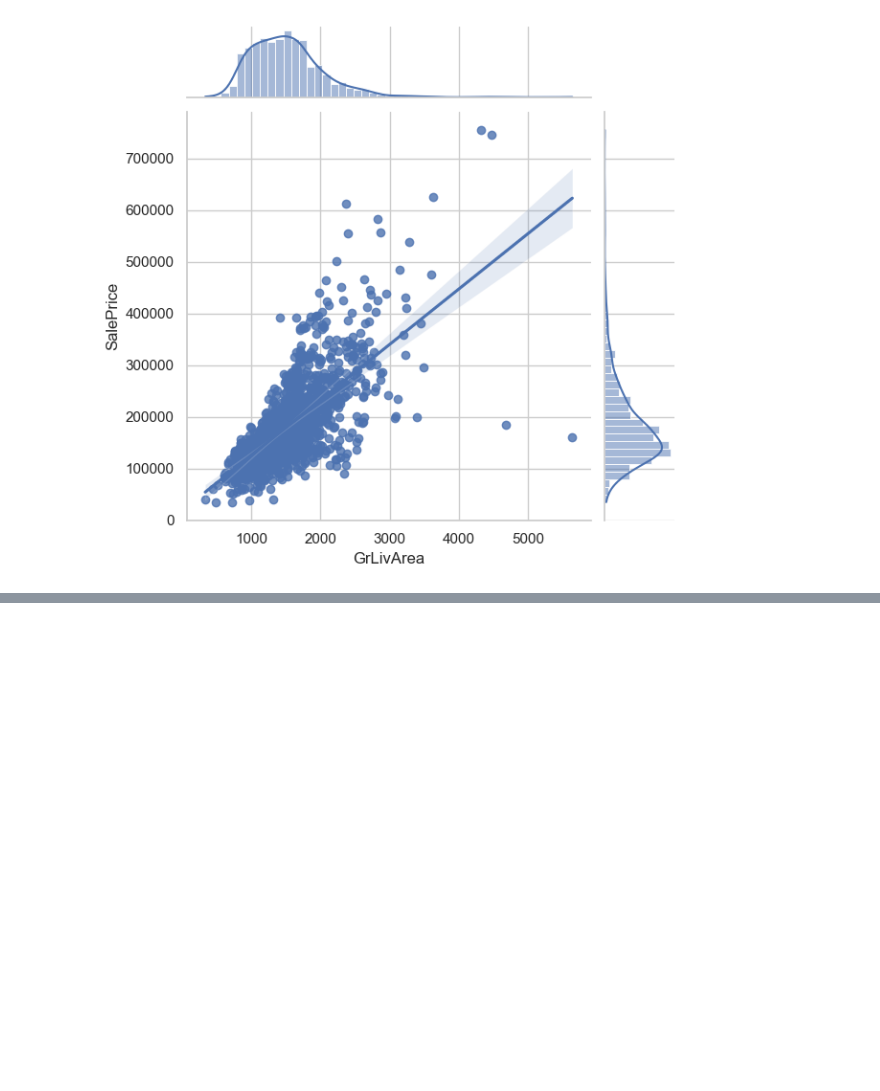
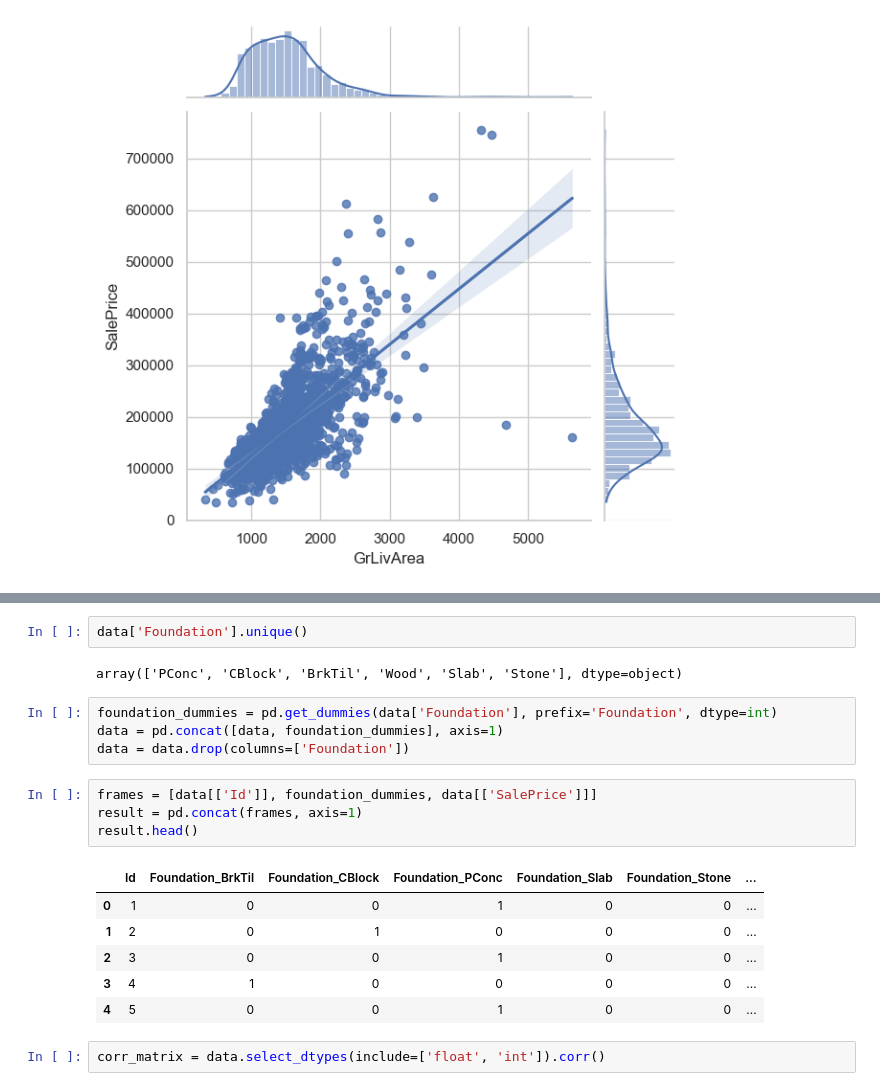
Before and after one commit to scoulet/EPISEN_TP_DATAMINING, a Jupyter notebook: notebook.ipynb, the cells around one changed output, grey strips where cells are left out. Cells and saved outputs as stored; diff of their text form; blank space fills up the shorter version.

```diff
--- a/notebook.ipynb
+++ b/notebook.ipynb
@@ -219,0 +268,21 @@ plt.show()
+# %%
+data['Foundation'].unique()
+# %% [output]
+array(['PConc', 'CBlock', 'BrkTil', 'Wood', 'Slab', 'Stone'], dtype=object)
+# %%
+foundation_dummies = pd.get_dummies(data['Foundation'], prefix='Foundation', dtype=int)
+data = pd.concat([data, foundation_dummies], axis=1)
+data = data.drop(columns=['Foundation'])
+# %%
+frames = [data[['Id']], foundation_dummies, data[['SalePrice']]]
+result = pd.concat(frames, axis=1)
+result.head()
+# %% [output]
+|  | Id | Foundation_BrkTil | Foundation_CBlock | Foundation_PConc | Foundation_Slab | Foundation_Stone | ... |
+| 0 | 1 | 0 | 0 | 1 | 0 | 0 | ... |
+| 1 | 2 | 0 | 1 | 0 | 0 | 0 | ... |
+| 2 | 3 | 0 | 0 | 1 | 0 | 0 | ... |
+| 3 | 4 | 1 | 0 | 0 | 0 | 0 | ... |
+| 4 | 5 | 0 | 0 | 1 | 0 | 0 | ... |
+# %%
+corr_matrix = data.select_dtypes(include=['float', 'int']).corr()
```
Also changed, not shown: parts of 8 cells of this notebook.
